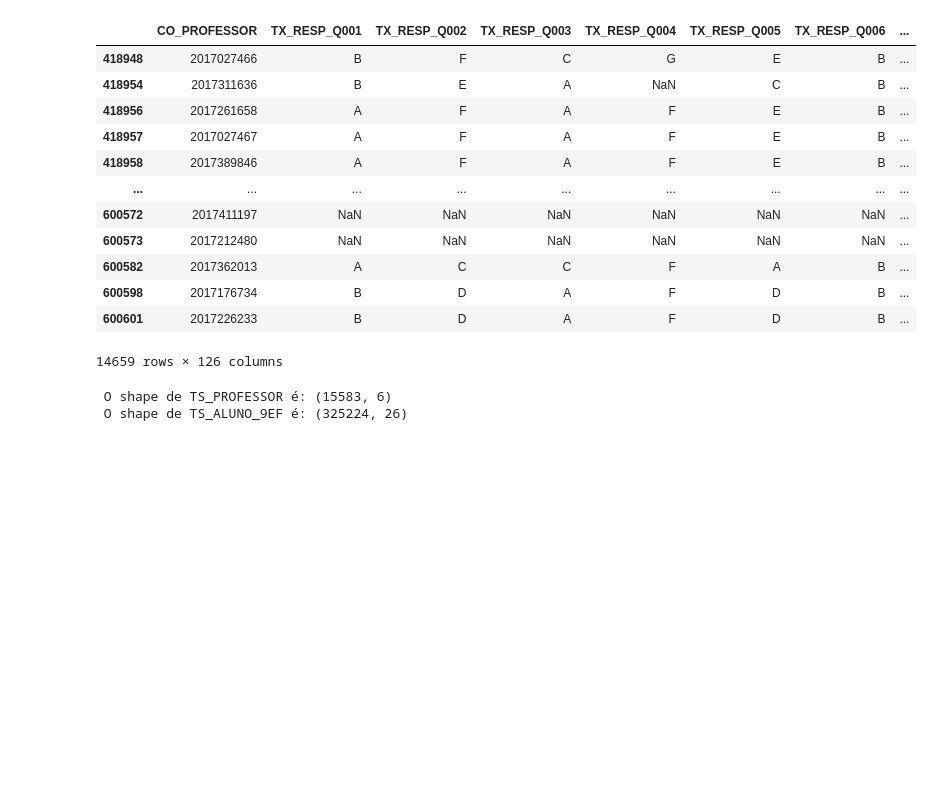
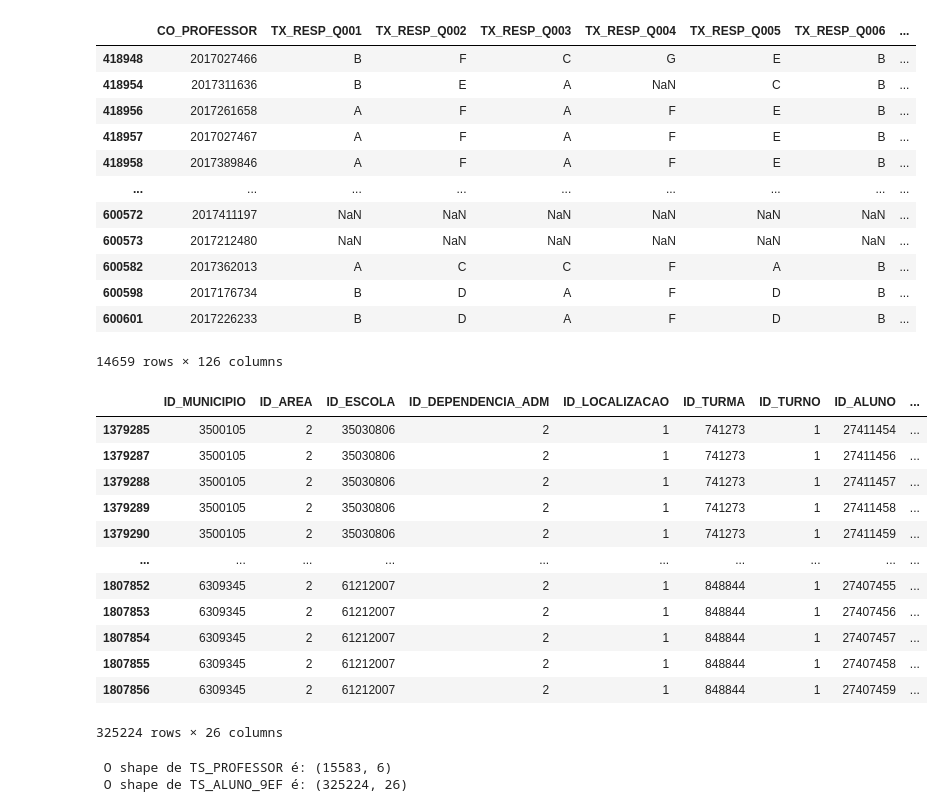
Before and after one commit to viniciusveu/TCC-Analise-Treinamento, a Jupyter notebook: Analise e Limpesa dos Dados.ipynb, the cells around one changed output. Drawn from its saved outputs; the diff is of its cells as text; code cells hidden in the pictures; blank space fills up the shorter version.

```diff
--- a/Analise e Limpesa dos Dados.ipynb
+++ b/Analise e Limpesa dos Dados.ipynb
@@ -50,6 +50,22 @@ TS_ALUNO_9EF.drop(['ID_PROVA_BRASIL', 'ID_REGIAO', 'ID_UF','ID_SERIE','IN_PREENC
 
 # 8. Salvando base filtrada
 TS_ALUNO_9EF.to_csv(r'./data/TS_ALUNO_9EF_mod.csv', encoding='utf-8', index=False)
+# %%
+TS_ALUNO_9EF
+# %% [output]
+|  | ID_MUNICIPIO | ID_AREA | ID_ESCOLA | ID_DEPENDENCIA_ADM | ID_LOCALIZACAO | ID_TURMA | ID_TURNO | ID_ALUNO | ... |
+| 1379285 | 3500105 | 2 | 35030806 | 2 | 1 | 741273 | 1 | 27411454 | ... |
+| 1379287 | 3500105 | 2 | 35030806 | 2 | 1 | 741273 | 1 | 27411456 | ... |
+| 1379288 | 3500105 | 2 | 35030806 | 2 | 1 | 741273 | 1 | 27411457 | ... |
+| 1379289 | 3500105 | 2 | 35030806 | 2 | 1 | 741273 | 1 | 27411458 | ... |
+| 1379290 | 3500105 | 2 | 35030806 | 2 | 1 | 741273 | 1 | 27411459 | ... |
+| ... | ... | ... | ... | ... | ... | ... | ... | ... | ... |
+| 1807852 | 6309345 | 2 | 61212007 | 2 | 1 | 848844 | 1 | 27407455 | ... |
+| 1807853 | 6309345 | 2 | 61212007 | 2 | 1 | 848844 | 1 | 27407456 | ... |
+| 1807854 | 6309345 | 2 | 61212007 | 2 | 1 | 848844 | 1 | 27407457 | ... |
+| 1807855 | 6309345 | 2 | 61212007 | 2 | 1 | 848844 | 1 | 27407458 | ... |
+| 1807856 | 6309345 | 2 | 61212007 | 2 | 1 | 848844 | 1 | 27407459 | ... |
+325224 rows × 26 columns
 # %%
 print(" O shape de TS_PROFESSOR é: " +str(dados_quest_prof_filtro.shape)+ "\n",
       "O shape de TS_ALUNO_9EF é: " +str(TS_ALUNO_9EF.shape)+ "\n")
```
Also changed, not shown: 6 other files.
